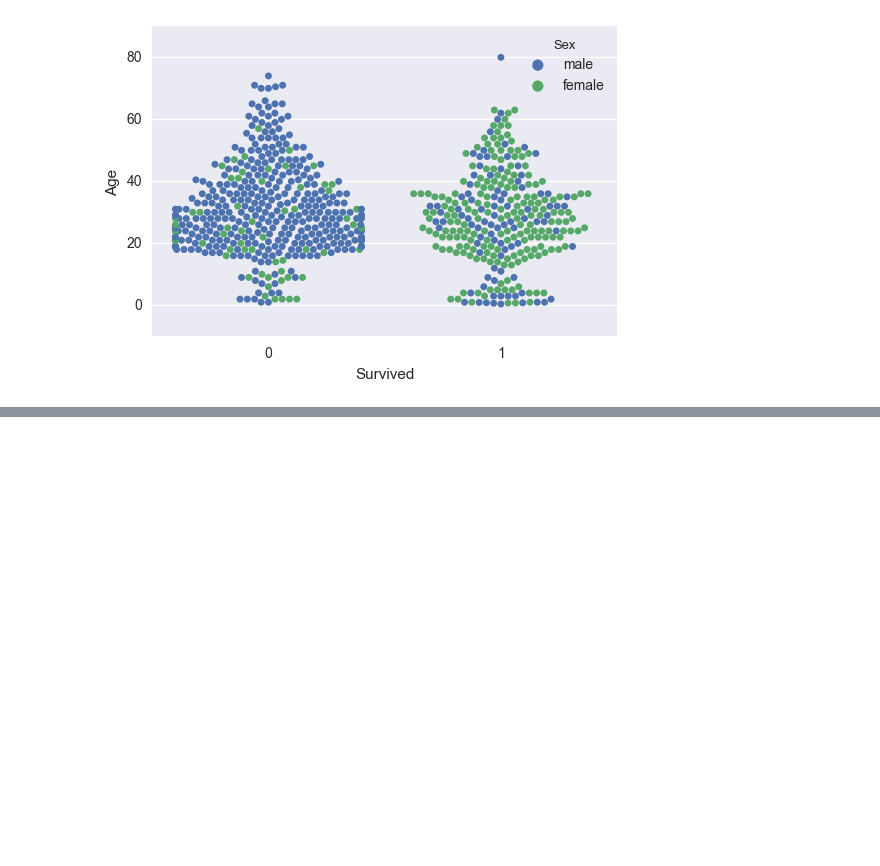
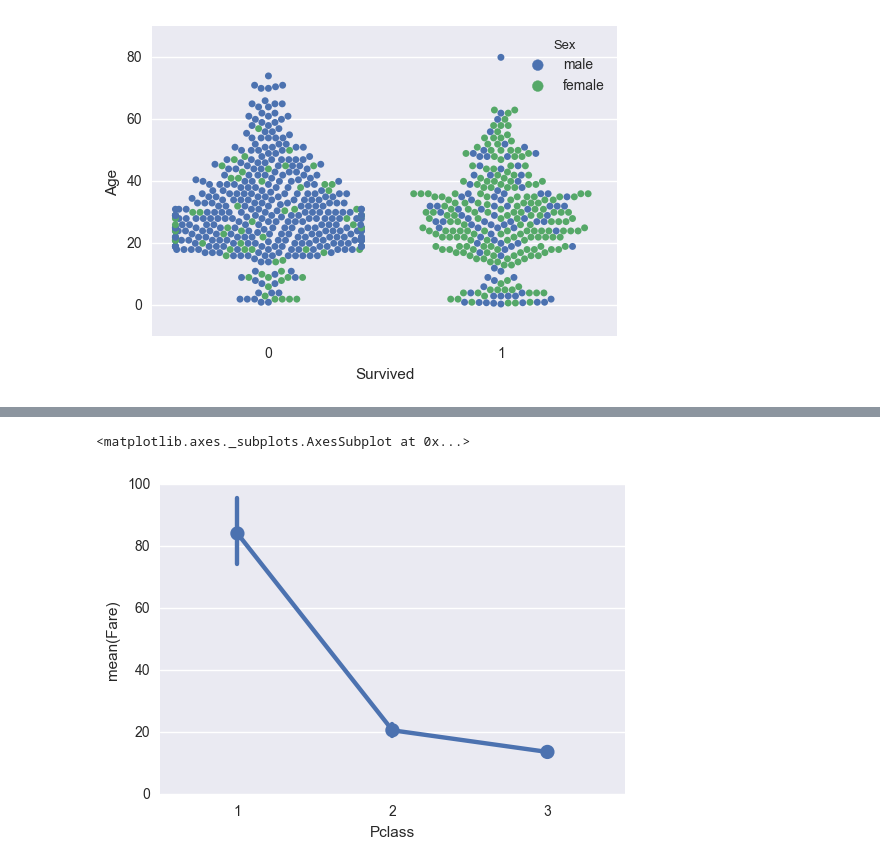
Before and after one commit to Shilpibhargava/Machine-Learning, a Jupyter notebook: Titanic - Machine Learning from Disaster.ipynb, the cells around one changed output, grey strips where cells are left out. Cells and saved outputs as stored; diff of their text form; code cells hidden in the pictures; blank space fills up the shorter version.

```diff
--- a/Titanic - Machine Learning from Disaster.ipynb
+++ b/Titanic - Machine Learning from Disaster.ipynb
@@ -34,0 +40,5 @@ sns.swarmplot(x='Survived',y='Age',hue='Sex',data=train)
+# %%
+sns.pointplot(x='Pclass',y='Fare',data=train)
+# %% [output]
+<matplotlib.axes._subplots.AxesSubplot at 0x...>
+[figure, added]
```
Also changed, not shown: parts of 2 cells of this notebook.
